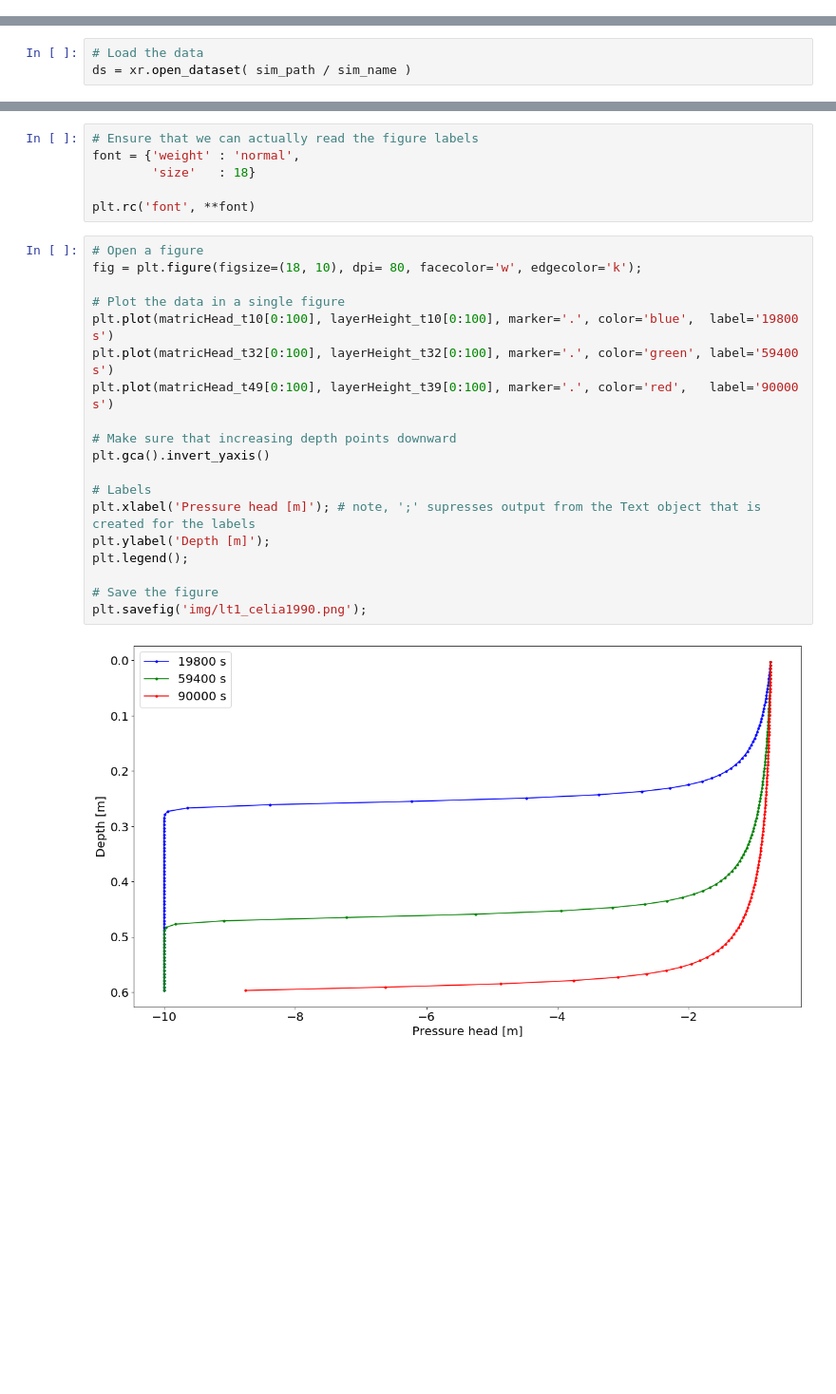
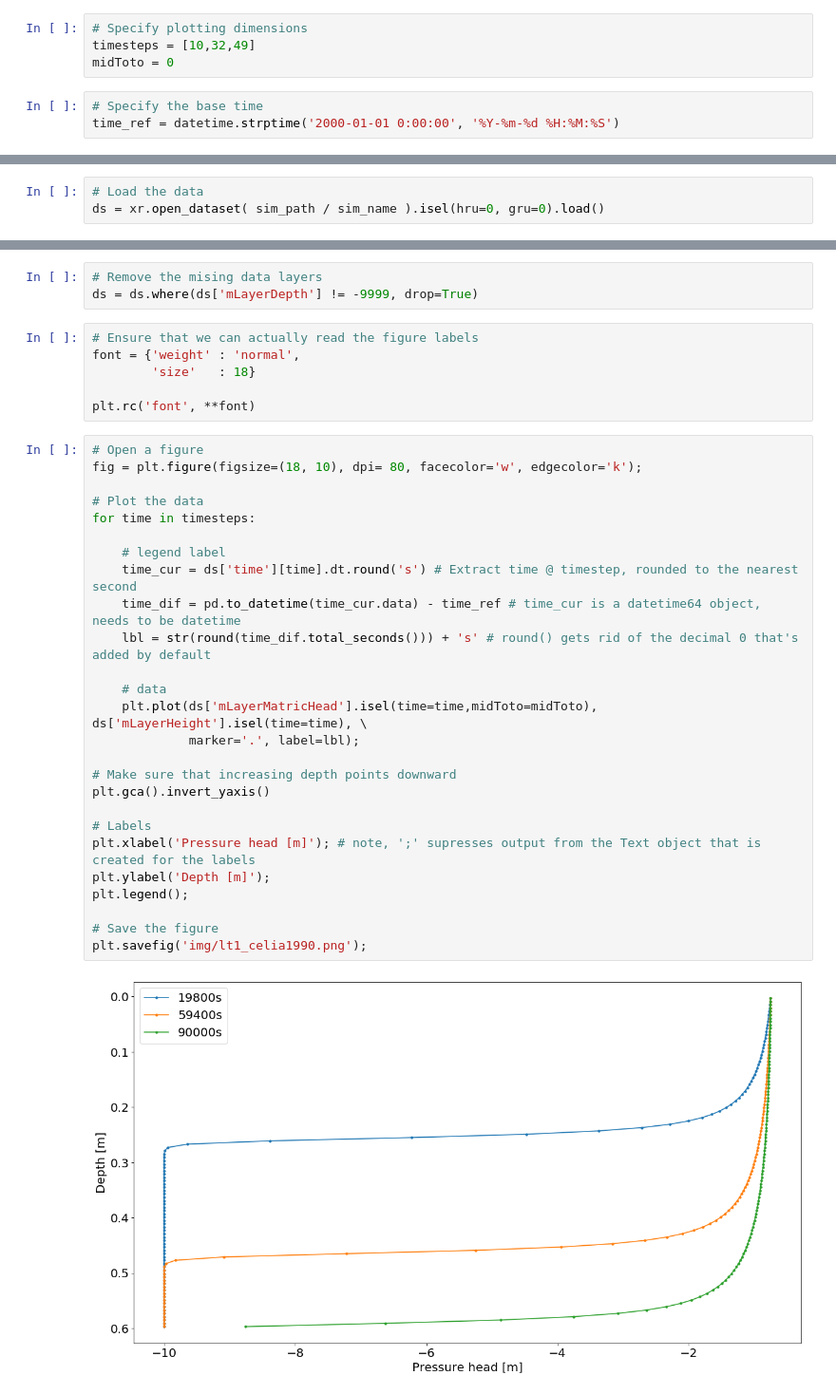
Before and after one commit to CH-Earth/laughTests, a Jupyter notebook: lt1_celia1990/plot_lt_celia1990.ipynb, the cells around one changed output, grey strips where cells are left out. Shown at 95% size. Drawn from its saved outputs; the diff is of its cells as text; blank space fills up the shorter version.

```diff
--- a/lt1_celia1990/plot_lt_celia1990.ipynb
+++ b/lt1_celia1990/plot_lt_celia1990.ipynb
@@ -51,3 +37,10 @@ import matplotlib.pyplot as plt
 # Specify the data locations relative to the notebook
 sim_path = Path("./output")
 sim_name = "celia1990_output_timestep.nc"
+# %%
+# Specify plotting dimensions
+timesteps = [10,32,49]
+midToto = 0
+# %%
+# Specify the base time
+time_ref = datetime.strptime('2000-01-01 0:00:00', '%Y-%m-%d %H:%M:%S')
@@ -54,3 +49,3 @@ sim_name = "celia1990_output_timestep.nc"
 # %%
 # Load the data
-ds = xr.open_dataset( sim_path / sim_name )
+ds = xr.open_dataset( sim_path / sim_name ).isel(hru=0, gru=0).load()
@@ -70,3 +52,6 @@ layerHeight_t39 = layerHeight.isel(time=49)
+# %%
+# Remove the mising data layers
+ds = ds.where(ds['mLayerDepth'] != -9999, drop=True)
 # %%
 # Ensure that we can actually read the figure labels
 font = {'weight' : 'normal',
@@ -76,21 +61,28 @@ plt.rc('font', **font)
 # %%
 # Open a figure
 fig = plt.figure(figsize=(18, 10), dpi= 80, facecolor='w', edgecolor='k');
 
-# Plot the data in a single figure
-plt.plot(matricHead_t10[0:100], layerHeight_t10[0:100], marker='.', color='blue',  label='19800 s')
-plt.plot(matricHead_t32[0:100], layerHeight_t32[0:100], marker='.', color='green', label='59400 s')
-plt.plot(matricHead_t49[0:100], layerHeight_t39[0:100], marker='.', color='red',   label='90000 s')
+# Plot the data
+for time in timesteps:
+
+    # legend label
+    time_cur = ds['time'][time].dt.round('s') # Extract time @ timestep, rounded to the nearest second
+    time_dif = pd.to_datetime(time_cur.data) - time_ref # time_cur is a datetime64 object, needs to be datetime
+    lbl = str(round(time_dif.total_seconds())) + 's' # round() gets rid of the decimal 0 that's added by default
+
+    # data
+    plt.plot(ds['mLayerMatricHead'].isel(time=time,midToto=midToto), ds['mLayerHeight'].isel(time=time), \
+             marker='.', label=lbl);
 
 # Make sure that increasing depth points downward
 plt.gca().invert_yaxis()
 
 # Labels
 plt.xlabel('Pressure head [m]'); # note, ';' supresses output from the Text object that is created for the labels
 plt.ylabel('Depth [m]');
 plt.legend();
 
 # Save the figure
 plt.savefig('img/lt1_celia1990.png');
 # %% [output]
-[figure, old version]
+[figure, new version]
```
Also changed, not shown: parts of 6 cells of this notebook, 11 other files.
